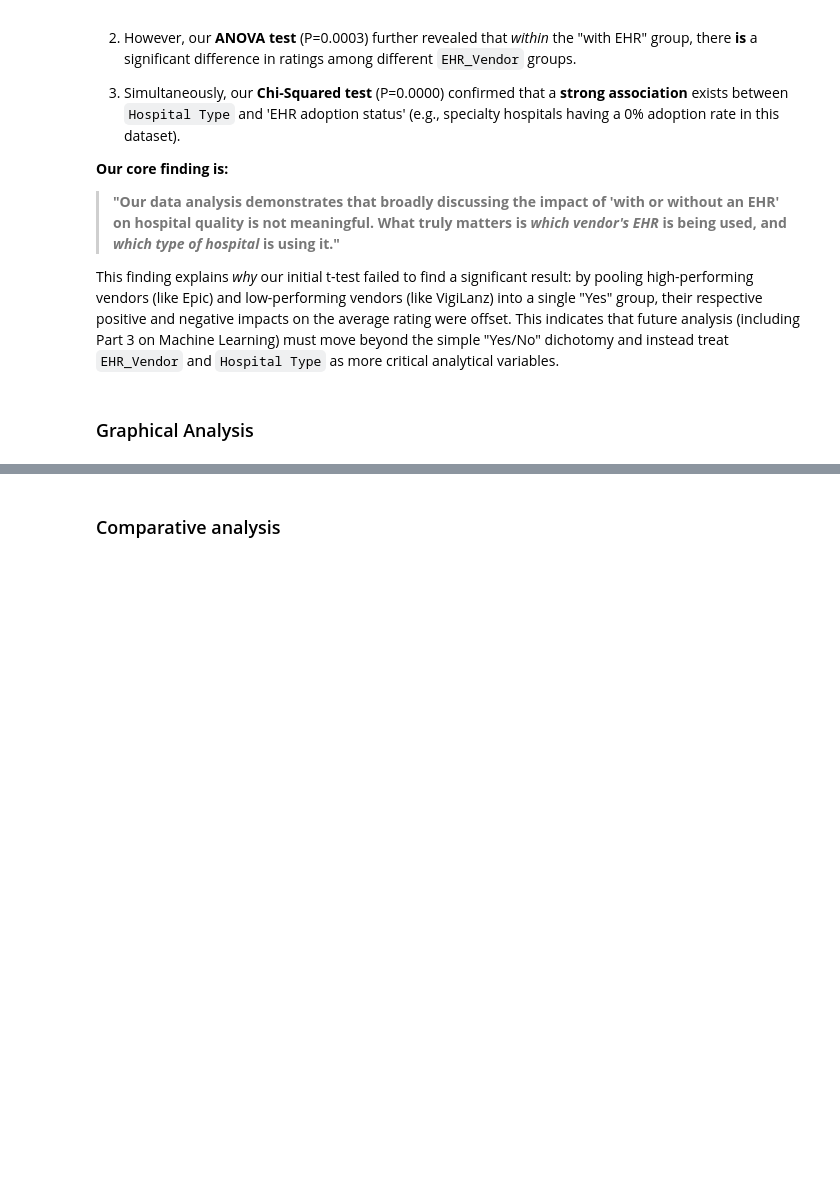
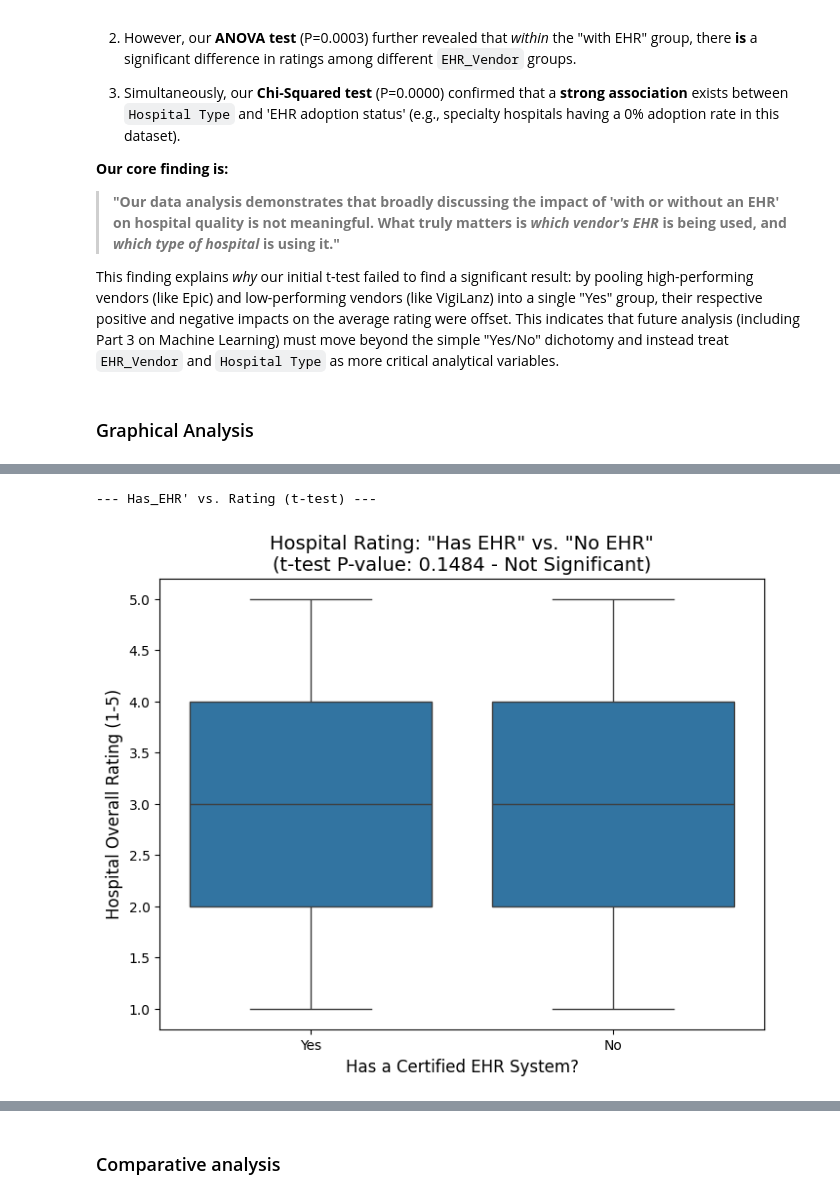
Before and after one commit to Hychow-gh/SI_618_Project, a Jupyter notebook: Project_Part_2.ipynb, the cells around one changed output, grey strips where cells are left out. Saved outputs shown, nothing was run; the diff lists cells and outputs as text; code cells hidden in the pictures; blank space fills up the shorter version.

```diff
--- a/Project_Part_2.ipynb
+++ b/Project_Part_2.ipynb
@@ -328,0 +352,17 @@ This finding explains *why* our initial t-test failed to find a significant resu
+# %%
+# 3a. Has_EHR vs. Rating_numeric Boxplot (t-test)
+
+print("--- Has_EHR' vs. Rating (t-test) ---")
+
+p_value_ttest = 0.1484  # from previous t-test result
+
+plt.figure(figsize=(8, 6))
+sns.boxplot(data=df, x='Has_EHR', y='rating_numeric', order=['Yes', 'No'])
+
+plt.title(f'Hospital Rating: "Has EHR" vs. "No EHR"\n(t-test P-value: {p_value_ttest:.4f} - Not Significant)', fontsize=14)
+plt.xlabel('Has a Certified EHR System?', fontsize=12)
+plt.ylabel('Hospital Overall Rating (1-5)', fontsize=12)
+plt.show()
+# %% [output]
+--- Has_EHR' vs. Rating (t-test) ---
+[figure, added]
```
Also changed, not shown: parts of 7 cells of this notebook.
